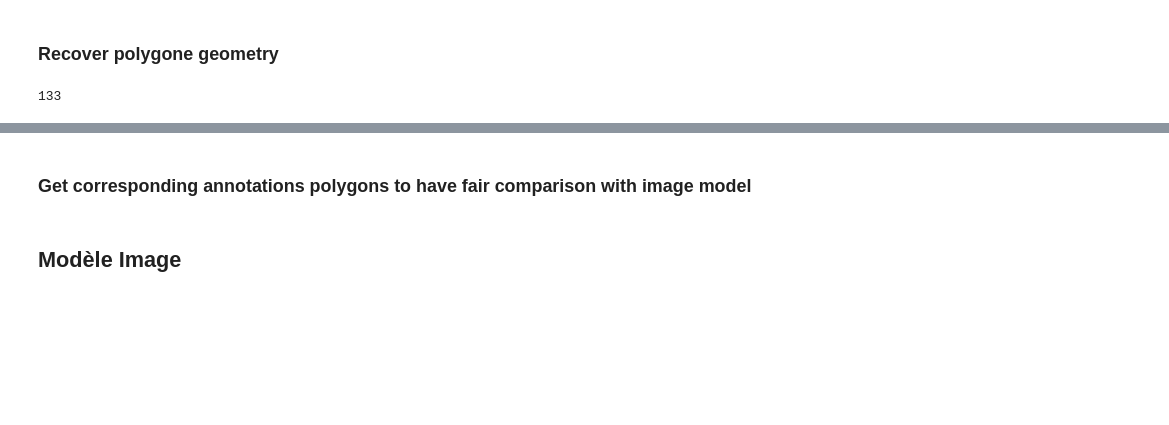
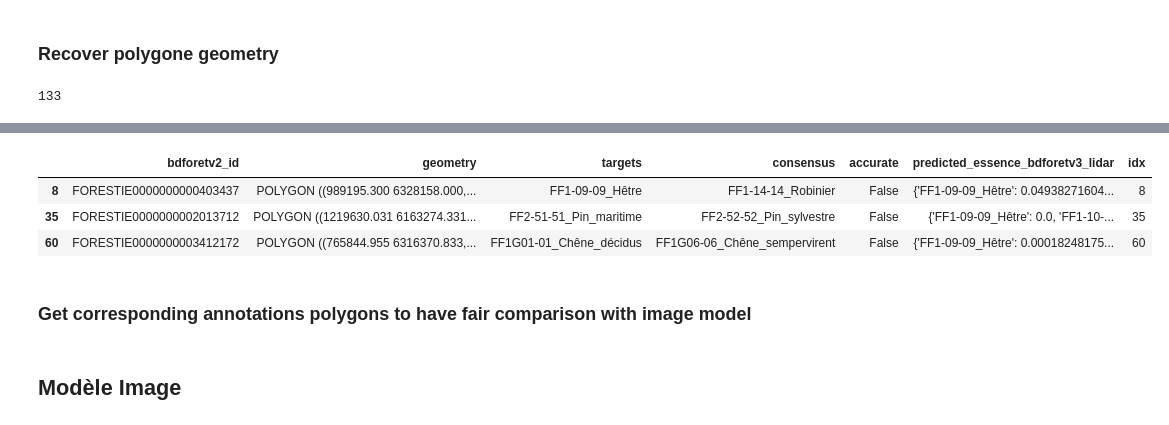
Before and after one commit to IGNF/myria3d, a Jupyter notebook: PureForestV2-Compare-Polygon-CM.ipynb, the cells around one changed output, grey strips where cells are left out. Drawn from its saved outputs; the diff is of its cells as text; code cells hidden in the pictures; blank space fills up the shorter version.

```diff
--- a/PureForestV2-Compare-Polygon-CM.ipynb
+++ b/PureForestV2-Compare-Polygon-CM.ipynb
@@ -57,3 +78,10 @@ lidar_ensembling.head()
+# %%
+lidar_ensembling[lidar_ensembling.idx.isin([8, 35, 60])]
+# %% [output]
+|  | bdforetv2_id | geometry | targets | consensus | accurate | predicted_essence_bdforetv3_lidar | idx |
+| 8 | FORESTIE0000000000403437 | POLYGON ((989195.300 6328158.000,... | FF1-09-09_Hêtre | FF1-14-14_Robinier | False | {'FF1-09-09_Hêtre': 0.04938271604... | 8 |
+| 35 | FORESTIE0000000002013712 | POLYGON ((1219630.031 6163274.331... | FF2-51-51_Pin_maritime | FF2-52-52_Pin_sylvestre | False | {'FF1-09-09_Hêtre': 0.0, 'FF1-10-... | 35 |
+| 60 | FORESTIE0000000003412172 | POLYGON ((765844.955 6316370.833,... | FF1G01-01_Chêne_décidus | FF1G06-06_Chêne_sempervirent | False | {'FF1-09-09_Hêtre': 0.00018248175... | 60 |
 # %% [markdown]
 ### Get corresponding annotations polygons to have fair comparison with image model
 # %% [markdown]
```
Also changed, not shown: parts of 4 cells of this notebook.
